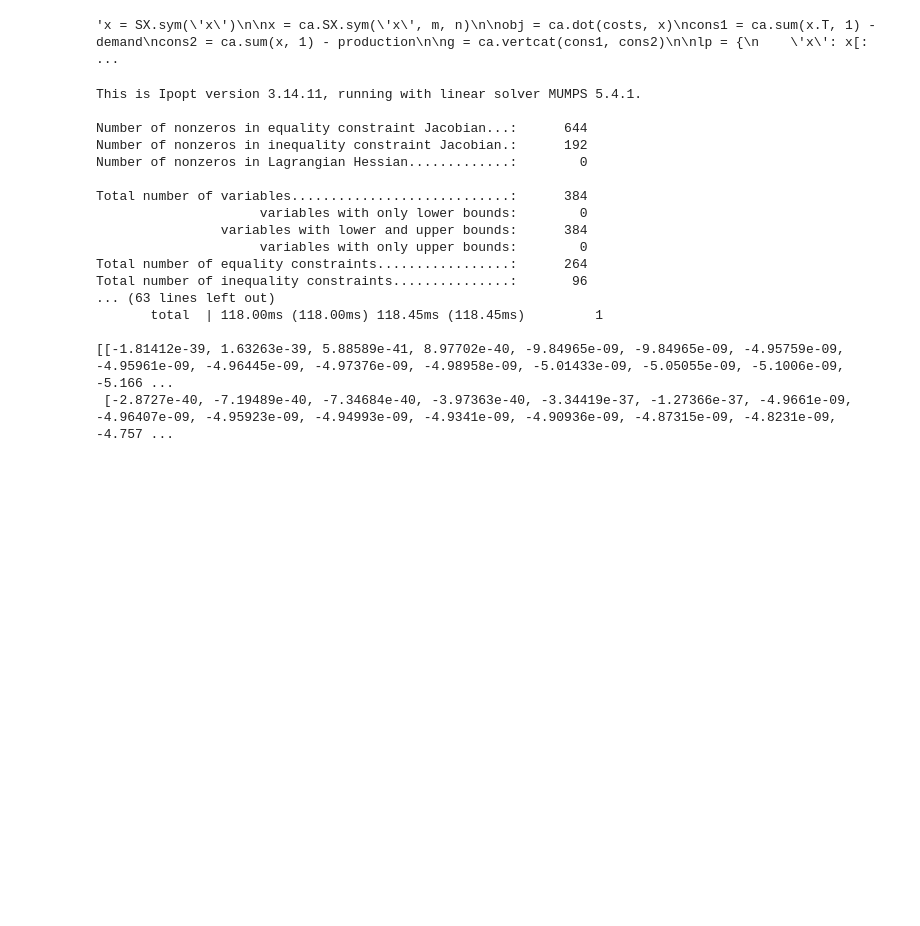
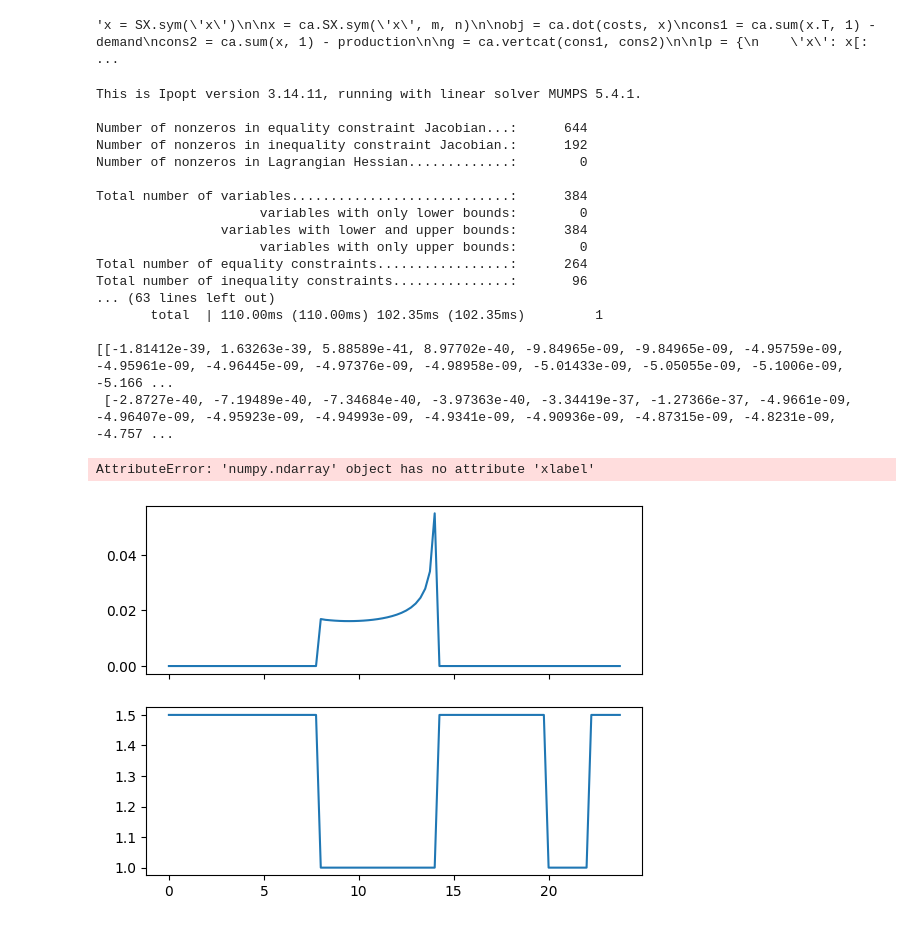
Before and after one commit to ines-g23/Projet-optimisation, a Jupyter notebook: Projet2.ipynb, the cells around one changed output. Cells and saved outputs as stored; diff of their text form; code cells hidden in the pictures; blank space fills up the shorter version.

Commit message:
graphe + question 8

```diff
--- a/Projet2.ipynb
+++ b/Projet2.ipynb
@@ -279,7 +279,7 @@ P_sol = sol['x'][:n_vehicule*T]
 Q_sol = sol['x'][n_vehicule*T:]
 
 P_sol = ca.reshape(P_sol, n_vehicule, T)
-Q_sol =  ca.reshape(P_sol, n_vehicule, T)
+Q_sol =  ca.reshape(Q_sol, n_vehicule, T)
 
 print(P_sol)
 # %% [output]
@@ -296,7 +296,27 @@ Total number of variables............................:      384
 Total number of equality constraints.................:      264
 Total number of inequality constraints...............:       96
 ... (63 lines left out)
-       total  | 118.00ms (118.00ms) 118.45ms (118.45ms)         1
+       total  | 110.00ms (110.00ms) 102.35ms (102.35ms)         1
 
 [[-1.81412e-39, 1.63263e-39, 5.88589e-41, 8.97702e-40, -9.84965e-09, -9.84965e-09, -4.95759e-09, -4.95961e-09, -4.96445e-09, -4.97376e-09, -4.98958e-09, -5.01433e-09, -5.05055e-09, -5.1006e-09, -5.166 ...
  [-2.8727e-40, -7.19489e-40, -7.34684e-40, -3.97363e-40, -3.34419e-37, -1.27366e-37, -4.9661e-09, -4.96407e-09, -4.95923e-09, -4.94993e-09, -4.9341e-09, -4.90936e-09, -4.87315e-09, -4.8231e-09, -4.757 ...
+# %%
+prix = []
+for i in range(T) :
+    if i < minuit or (i> six_h and i< douze_h) or i> quat_h :
+        prix.append(cpl)
+    else :
+        prix.append(ccr)
+
+P_tot = np.array(P_sol[0,:]).reshape(T)+np.array(P_sol[1,:]).reshape(T)
+temps = np.arange(T)/4
+Prix = np.array(prix)
+
+fig, ax = plt.subplots(2, sharex=True)
+ax[0].plot(temps, P_tot)
+ax[1].plot(temps, Prix)
+ax.set_xlabel('temps [h]')
+ax.grid()
+# %% [output]
+AttributeError: 'numpy.ndarray' object has no attribute 'xlabel'
+[figure, added]
```
Also changed, not shown: parts of 2 cells of this notebook.
